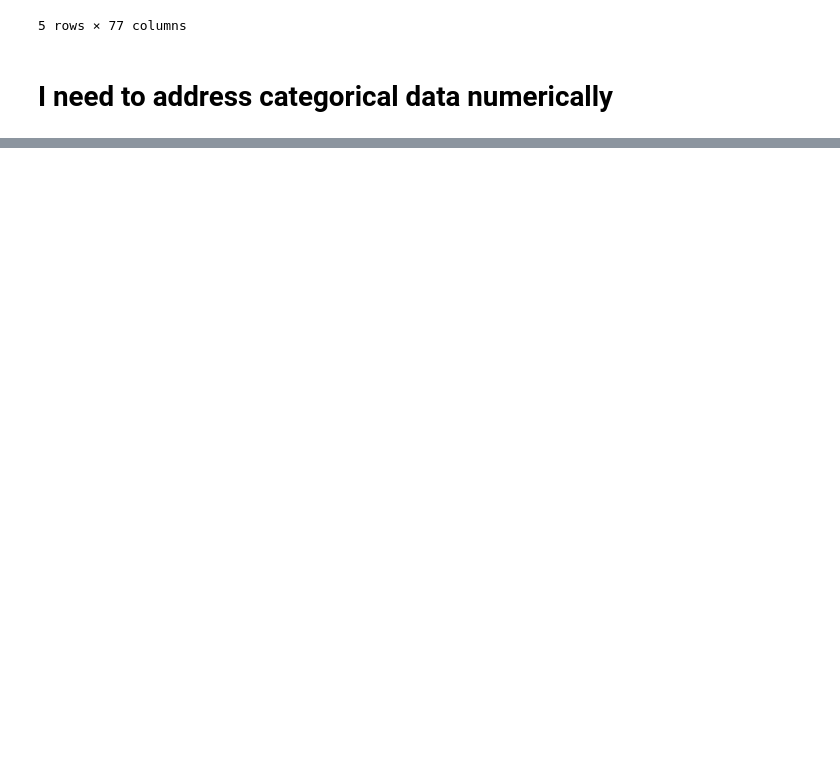
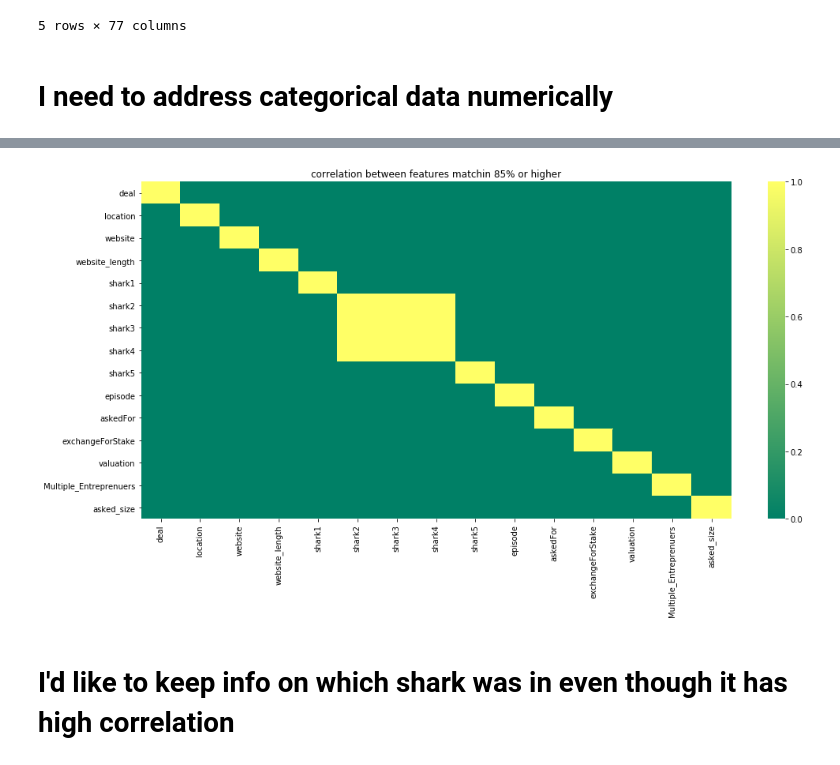
Before and after one commit to ArielJosephCohen/shark_tank, a Jupyter notebook: first_model.ipynb, the cells around one changed output, grey strips where cells are left out. Saved outputs shown, nothing was run; the diff lists cells and outputs as text; code cells hidden in the pictures; blank space fills up the shorter version.

```diff
--- a/first_model.ipynb
+++ b/first_model.ipynb
@@ -597,0 +716,10 @@ Index(['deal', 'description', 'category', 'entrepreneurs', 'location',
+# %%
+plt.figure(figsize=(15,8))
+sns.heatmap(abs(df_filter_basic.corr()>=0.85),cmap='summer')
+plt.tight_layout()
+plt.title('correlation between features matchin 85% or higher')
+plt.show()
+# %% [output]
+[figure, added]
+# %% [markdown]
+# I'd like to keep info on which shark was in even though it has high correlation
```
Also changed, not shown: parts of 20 cells of this notebook.
